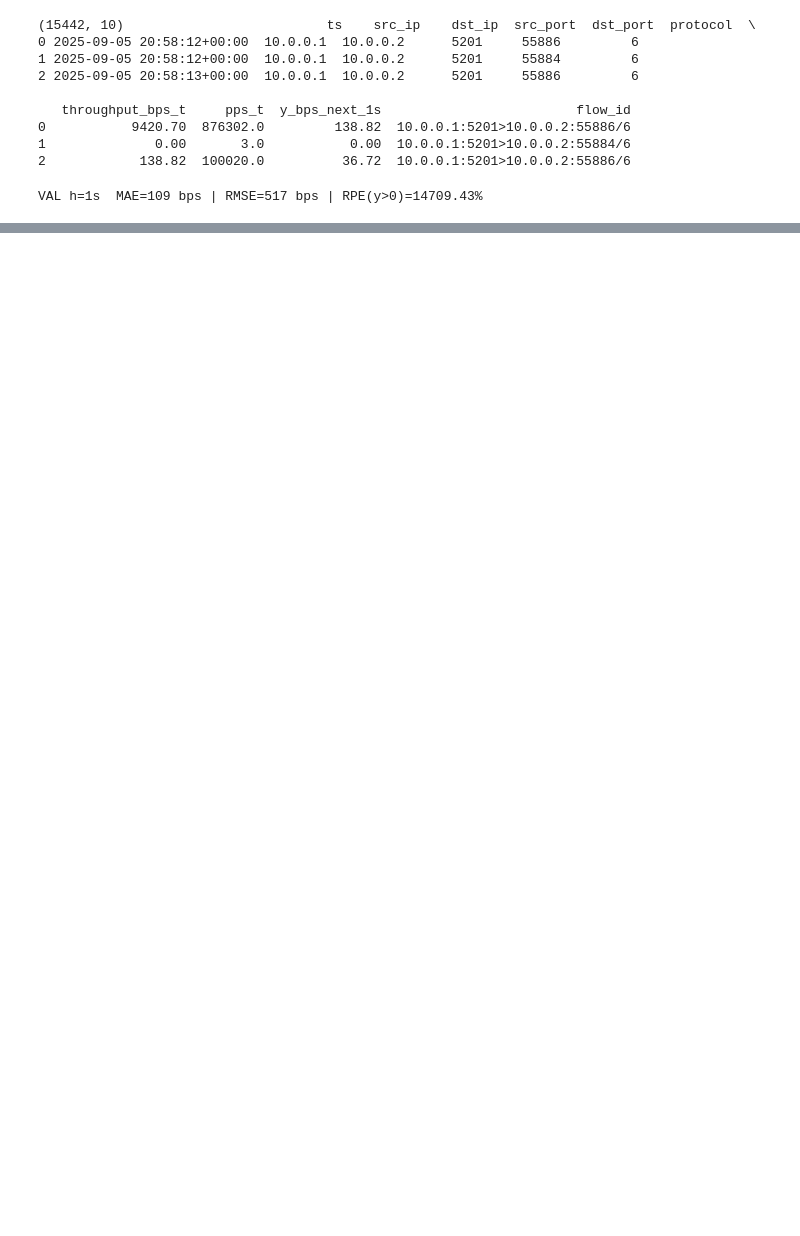
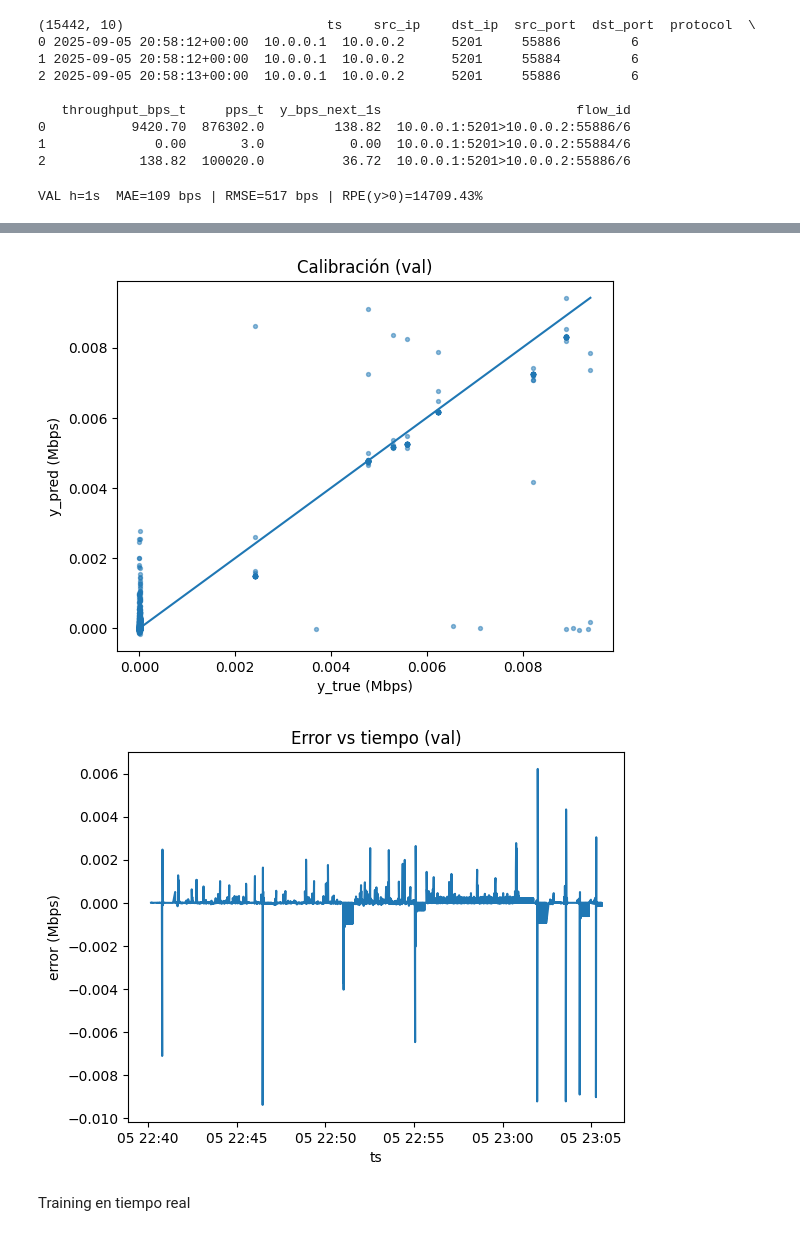
Before and after one commit to ianarazny/Machine-Learning-CC, a Jupyter notebook: ml/notebooks/05-XGB-throughput-estimation-v2.ipynb, the cells around one changed output, grey strips where cells are left out. Cells and saved outputs as stored; diff of their text form; code cells hidden in the pictures; blank space fills up the shorter version.

```diff
--- a/ml/notebooks/05-XGB-throughput-estimation-v2.ipynb
+++ b/ml/notebooks/05-XGB-throughput-estimation-v2.ipynb
@@ -108,0 +143,18 @@ print(f"AbsErr: {abs_err_bps/1e6:.2f} Mbps  |  RelErr: {100*rel_err:.2f}%")
+# %%
+va = df.iloc[cut:].copy()
+va["y_true"] = y_va
+va["y_pred"] = pred
+va["abs_err"] = np.abs(va["y_pred"] - va["y_true"])
+
+# (a) Top flujos por error medio
+by_flow = (va.groupby("flow_id")["abs_err"]
+           .mean().sort_values(ascending=False).head(10))
+print("\nPeores 10 flujos por MAE (bps):")
+print((by_flow/1e6).round(2))  # en Mbps
+
+# (b) Por régimen: bins de throughput (true) en Mbps
+bins = [0, 1e6, 10e6, 100e6, 1e9, np.inf]  # 0-1, 1-10, 10-100, 100-1000 Mbps, >1 Gbps
+labels = ["0-1Mb","1-10Mb","10-100Mb","100-1000Mb",">1Gb"]
+va["bin"] = pd.cut(va["y_true"], bins=bins, labels=labels, right=False)
+print("\nMAE por rango de throughput verdadero:")
+print((va.groupby("bin")["abs_err"].mean()/1e6).round(2))
@@ -108,0 +179,23 @@ print(f"AbsErr: {abs_err_bps/1e6:.2f} Mbps  |  RelErr: {100*rel_err:.2f}%")
+# %%
+import matplotlib.pyplot as plt
+
+# y_true vs y_pred
+plt.figure()
+plt.scatter(va["y_true"]/1e6, va["y_pred"]/1e6, s=8, alpha=0.5)
+lims = [0, max(va["y_true"].max(), va["y_pred"].max())/1e6]
+plt.plot(lims, lims)
+plt.xlabel("y_true (Mbps)"); plt.ylabel("y_pred (Mbps)")
+plt.title("Calibración (val)")
+plt.show()
+
+# residuo en el tiempo
+plt.figure()
+plt.plot(va["ts"], (va["y_pred"]-va["y_true"])/1e6)
+plt.xlabel("ts"); plt.ylabel("error (Mbps)")
+plt.title("Error vs tiempo (val)")
+plt.show()
+# %% [output]
+[figure, added]
+[figure, added]
+# %% [markdown]
+Training en tiempo real
```
Also changed, not shown: parts of 6 cells of this notebook, 6 other files.
